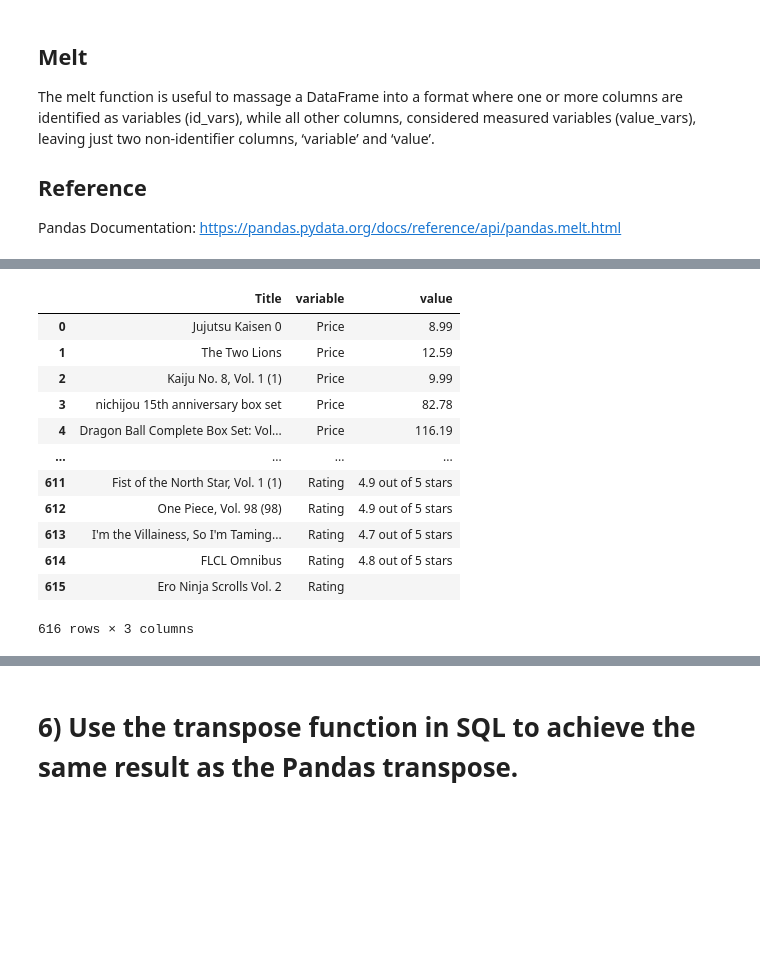
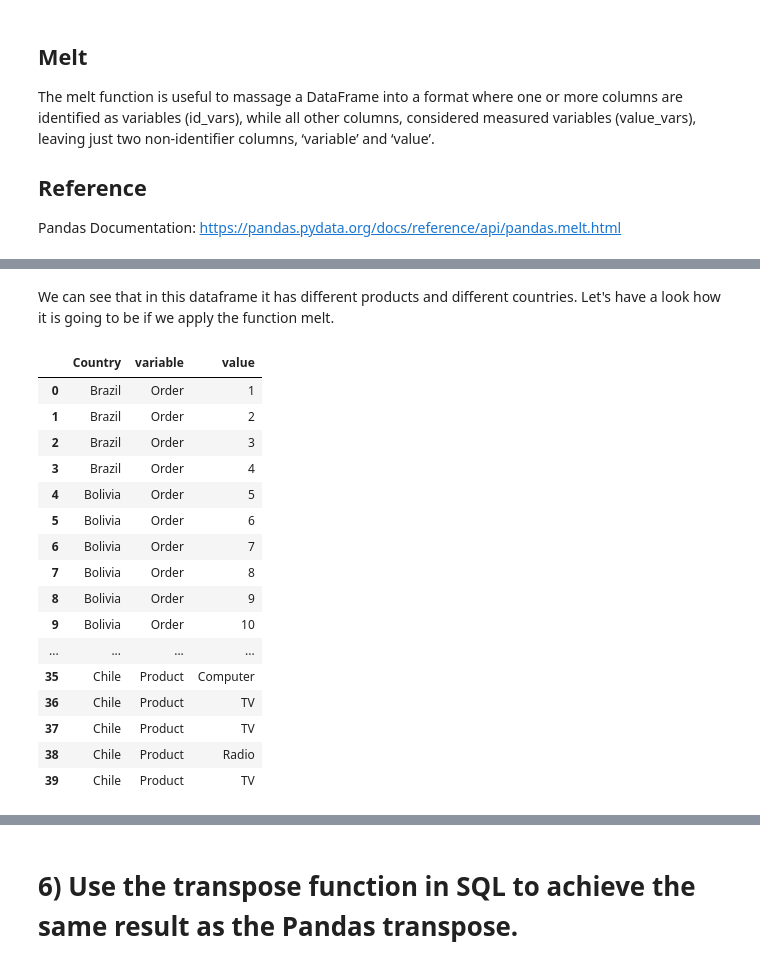
Before and after one commit to Viniciusfcfranca/Atividades-datascience, a Jupyter notebook: Atv. 1 .ipynb, the cells around one changed output, grey strips where cells are left out. Drawn from its saved outputs; the diff is of its cells as text; code cells hidden in the pictures; blank space fills up the shorter version.

```diff
--- a/Atv. 1 .ipynb
+++ b/Atv. 1 .ipynb
@@ -142,0 +101,12 @@ df2_transposed
+# %%
+# Creating the data
+
+dfct = pd.DataFrame({'Order': [1, 2, 3, 4, 5, 6, 7, 8, 9, 10,
+                            11, 12, 13, 14, 15, 16, 17, 18, 19, 20],
+                   'Product': ['TV', 'TV', 'Computer', 'TV', 'TV', 'Computer',
+                               'Computer', 'Computer', 'TV', 'Radio', 'TV', 'Radio', 'Radio',
+                               'Radio', 'Computer', 'Computer', 'TV', 'TV', 'Radio', 'TV'],
+                   'Country': ['Brazil', 'Brazil', 'Brazil', 'Brazil', 'Bolivia', 'Bolivia', 'Bolivia', 'Bolivia', 'Bolivia', 'Bolivia', 'Bolivia',
+                               'Bolivia', 'Chile', 'Chile', 'Chile', 'Chile', 'Chile', 'Chile', 'Chile', 'Chile']})
+#Showing the dataframe
+dfct
@@ -142,0 +133,3 @@ df2_transposed
+# %%
+dftransposed = dfct.set_index('Country').transpose()
+dftransposed
@@ -190,16 +250,22 @@ Pandas Documentation: https://pandas.pydata.org/docs/reference/api/pandas.melt.h
+# %% [markdown]
+We can see that in this dataframe it has different products and different countries. Let's have a look how it is going to be if we apply the function melt.
 # %%
-df.melt(id_vars=['Title'])
+dfct.melt(id_vars=['Country'])
 # %% [output]
-|  | Title | variable | value |
-| 0 | Jujutsu Kaisen 0 | Price | 8.99 |
-| 1 | The Two Lions | Price | 12.59 |
-| 2 | Kaiju No. 8, Vol. 1 (1) | Price | 9.99 |
-| 3 | nichijou 15th anniversary box set | Price | 82.78 |
-| 4 | Dragon Ball Complete Box Set: Vol... | Price | 116.19 |
+|  | Country | variable | value |
+| 0 | Brazil | Order | 1 |
+| 1 | Brazil | Order | 2 |
+| 2 | Brazil | Order | 3 |
+| 3 | Brazil | Order | 4 |
+| 4 | Bolivia | Order | 5 |
+| 5 | Bolivia | Order | 6 |
+| 6 | Bolivia | Order | 7 |
+| 7 | Bolivia | Order | 8 |
+| 8 | Bolivia | Order | 9 |
+| 9 | Bolivia | Order | 10 |
 | ... | ... | ... | ... |
-| 611 | Fist of the North Star, Vol. 1 (1) | Rating | 4.9 out of 5 stars |
-| 612 | One Piece, Vol. 98 (98) | Rating | 4.9 out of 5 stars |
-| 613 | I'm the Villainess, So I'm Taming... | Rating | 4.7 out of 5 stars |
-| 614 | FLCL Omnibus | Rating | 4.8 out of 5 stars |
-| 615 | Ero Ninja Scrolls Vol. 2 | Rating |  |
+| 35 | Chile | Product | Computer |
+| 36 | Chile | Product | TV |
+| 37 | Chile | Product | TV |
+| 38 | Chile | Product | Radio |
+| 39 | Chile | Product | TV |
-616 rows × 3 columns
```
Also changed, not shown: parts of 34 cells of this notebook.
